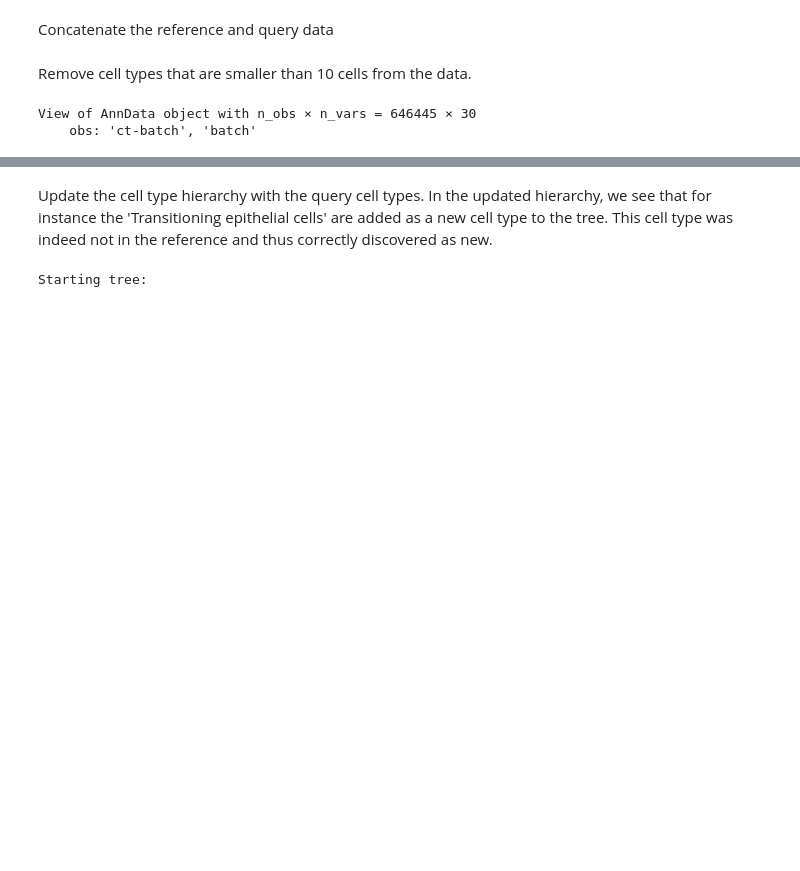
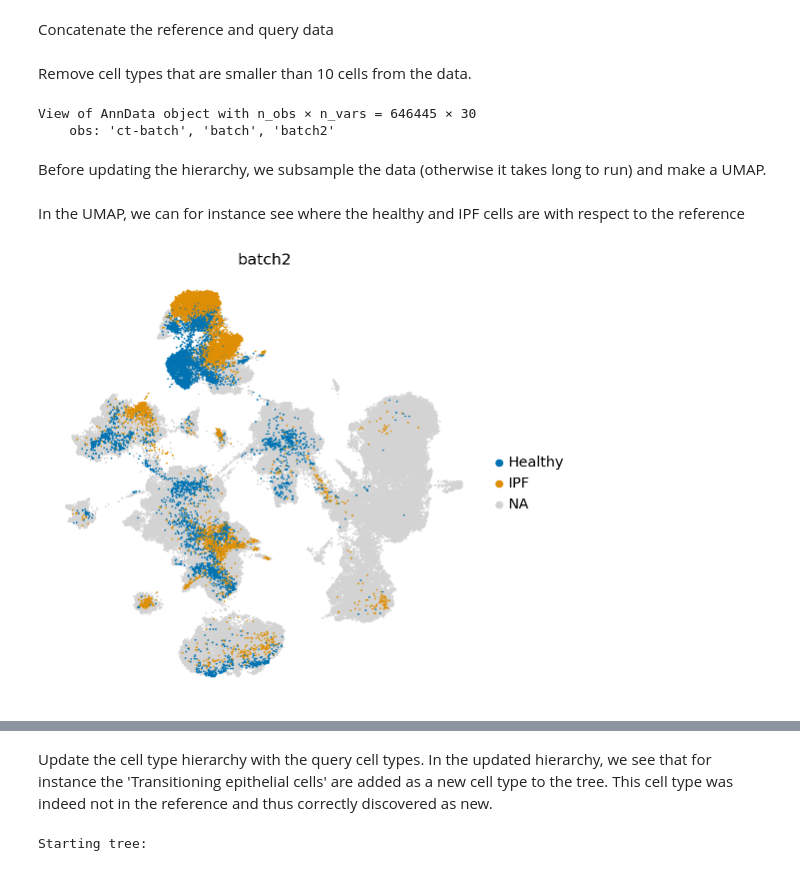
Before and after one commit to theislab/scarches, a Jupyter notebook: notebooks/treeArches_identifying_new_ct.ipynb, the cells around one changed output, grey strips where cells are left out. Cells and saved outputs as stored; diff of their text form; code cells hidden in the pictures; blank space fills up the shorter version.

Commit message:
Add umap

```diff
--- a/notebooks/treeArches_identifying_new_ct.ipynb
+++ b/notebooks/treeArches_identifying_new_ct.ipynb
@@ -52,11 +53,13 @@ Prepare query embeddings
 emb_ipf = emb_ipf[data_IPF.obs_names]
 emb_ipf.obs['ct-batch'] = data_IPF.obs['ct-batch']
 emb_ipf.obs['batch'] = 'Query'
+emb_ipf.obs['batch2'] = data_IPF.obs['condition']
 # %% [markdown]
 Prepare reference embeddings
 # %%
 LCA.obs['ct-batch'] = LCA.obs['ann_finest_level']
 LCA.obs['batch'] = 'Reference'
+LCA.obs['batch2'] = 'Reference'
 # %% [markdown]
 Concatenate the reference and query data
 # %%
@@ -72,4 +75,22 @@ LCA_IPF = LCA_IPF[idx_tokeep]
 LCA_IPF
 # %% [output]
 View of AnnData object with n_obs × n_vars = 646445 × 30
-    obs: 'ct-batch', 'batch'
+    obs: 'ct-batch', 'batch', 'batch2'
+# %% [markdown]
+Before updating the hierarchy, we subsample the data (otherwise it takes long to run) and make a UMAP.
+# %%
+LCA_IPF_subs = sc.pp.subsample(LCA_IPF, fraction=0.25, copy=True)
+
+sc.pp.neighbors(LCA_IPF_subs)
+sc.tl.leiden(LCA_IPF_subs)
+sc.tl.umap(LCA_IPF_subs)
+# %% [markdown]
+In the UMAP, we can for instance see where the healthy and IPF cells are with respect to the reference
+# %%
+sc.pl.umap(LCA_IPF_subs,
+           color=['batch2'], groups = ['Healthy', 'IPF'],
+           frameon=False,
+           wspace=0.6, s=10, palette=sns.color_palette('colorblind', as_cmap=True)
+           )
+# %% [output]
+[figure, added]
```
Also changed, not shown: parts of 16 cells of this notebook.
